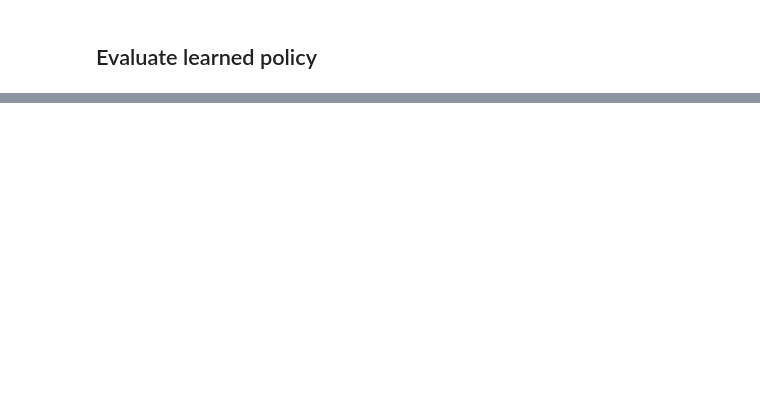
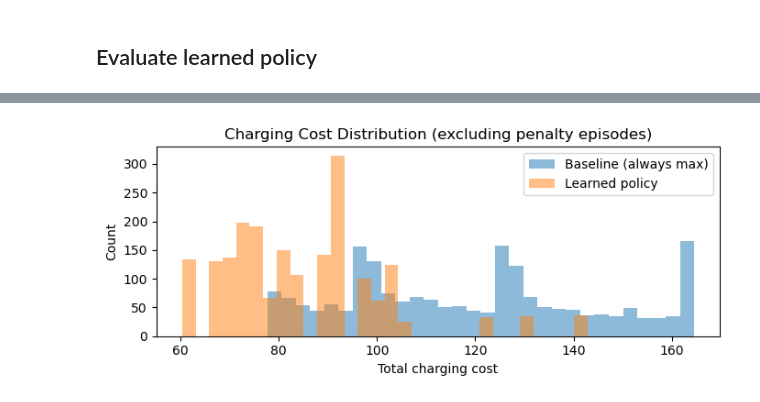
Before and after one commit to angfe/Group-3-AAA, a Jupyter notebook: notebooks/04_01_smart_charging_reinforcement_learning.ipynb, the cells around one changed output, grey strips where cells are left out. Drawn from its saved outputs; the diff is of its cells as text; code cells hidden in the pictures; blank space fills up the shorter version.

Commit message:
updated reinforcement learning

```diff
--- a/notebooks/04_01_smart_charging_reinforcement_learning.ipynb
+++ b/notebooks/04_01_smart_charging_reinforcement_learning.ipynb
@@ -180,0 +249,24 @@ plt.show()
+# %%
+# Learned policy: greedy from Q-table
+def learned_policy(state):
+    return np.argmax(Q[state])
+
+# Baseline: always charge at max (action index 3 = 22 kW)
+def baseline_max(state):
+    return 3
+# %%
+env_eval = SmartChargingEnv()
+n_eval = 2000
+
+costs_learned, fails_learned = evaluate_policy(env_eval, learned_policy, n_eval)
+costs_baseline, fails_baseline = evaluate_policy(env_eval, baseline_max, n_eval)
+
+print("=== Learned Q-Learning Policy ===")
+print(f"  Avg cost:          {np.mean(costs_learned):.2f}")
+print(f"  Median cost:       {np.median(costs_learned):.2f}")
+print(f"  Out-of-energy rate: {fails_learned / n_eval * 100:.1f}%")
+print()
+print("=== Baseline (always max charge) ===")
+print(f"  Avg cost:          {np.mean(costs_baseline):.2f}")
+print(f"  Median cost:       {np.median(costs_baseline):.2f}")
+print(f"  Out-of-energy rate: {fails_baseline / n_eval * 100:.1f}%")
@@ -180,0 +283,16 @@ plt.show()
+# %%
+# Compare cost distributions (excluding penalty episodes for a cleaner view)
+costs_learned_clean = [c for c in costs_learned if c < 500]
+costs_baseline_clean = [c for c in costs_baseline if c < 500]
+
+plt.figure(figsize=(7, 3))
+plt.hist(costs_baseline_clean, bins=30, alpha=0.5, label="Baseline (always max)")
+plt.hist(costs_learned_clean, bins=30, alpha=0.5, label="Learned policy")
+plt.title("Charging Cost Distribution (excluding penalty episodes)")
+plt.xlabel("Total charging cost")
+plt.ylabel("Count")
+plt.legend()
+plt.tight_layout()
+plt.show()
+# %% [output]
+[figure, added]
```
Also changed, not shown: parts of 14 cells of this notebook.
